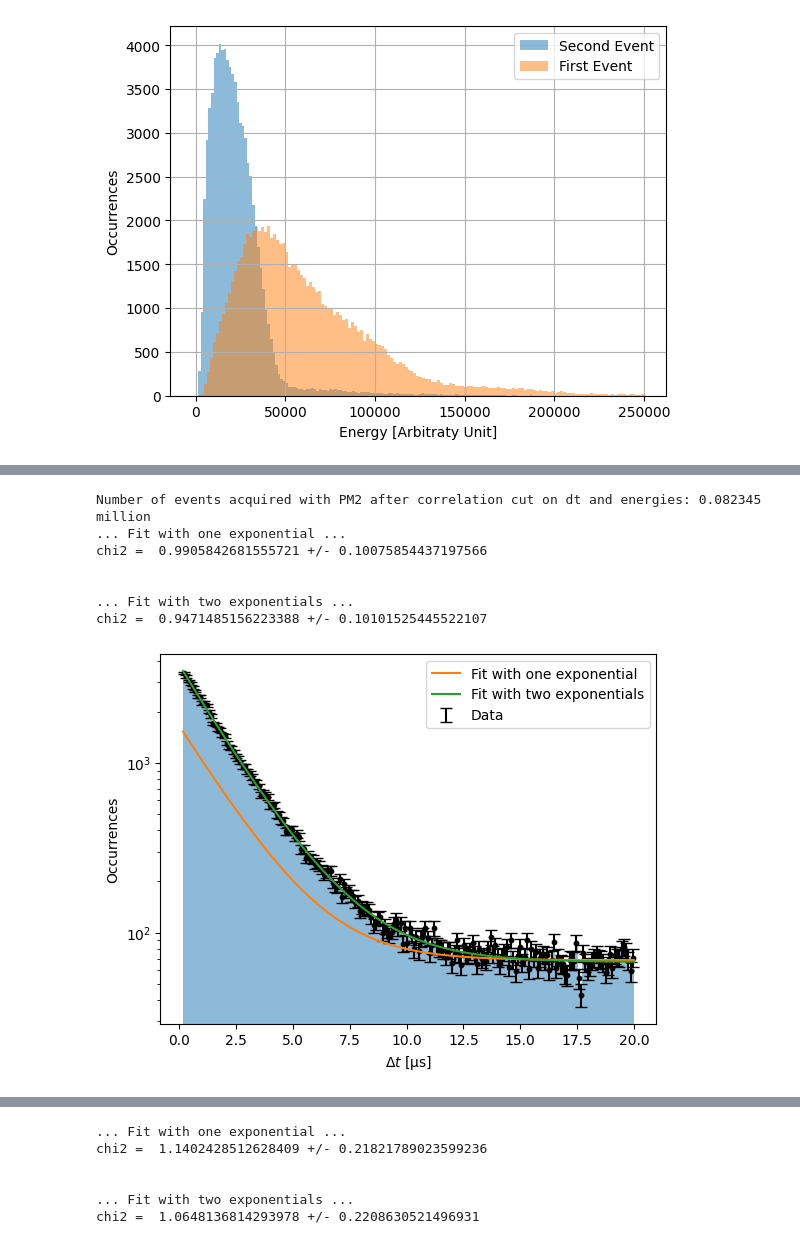
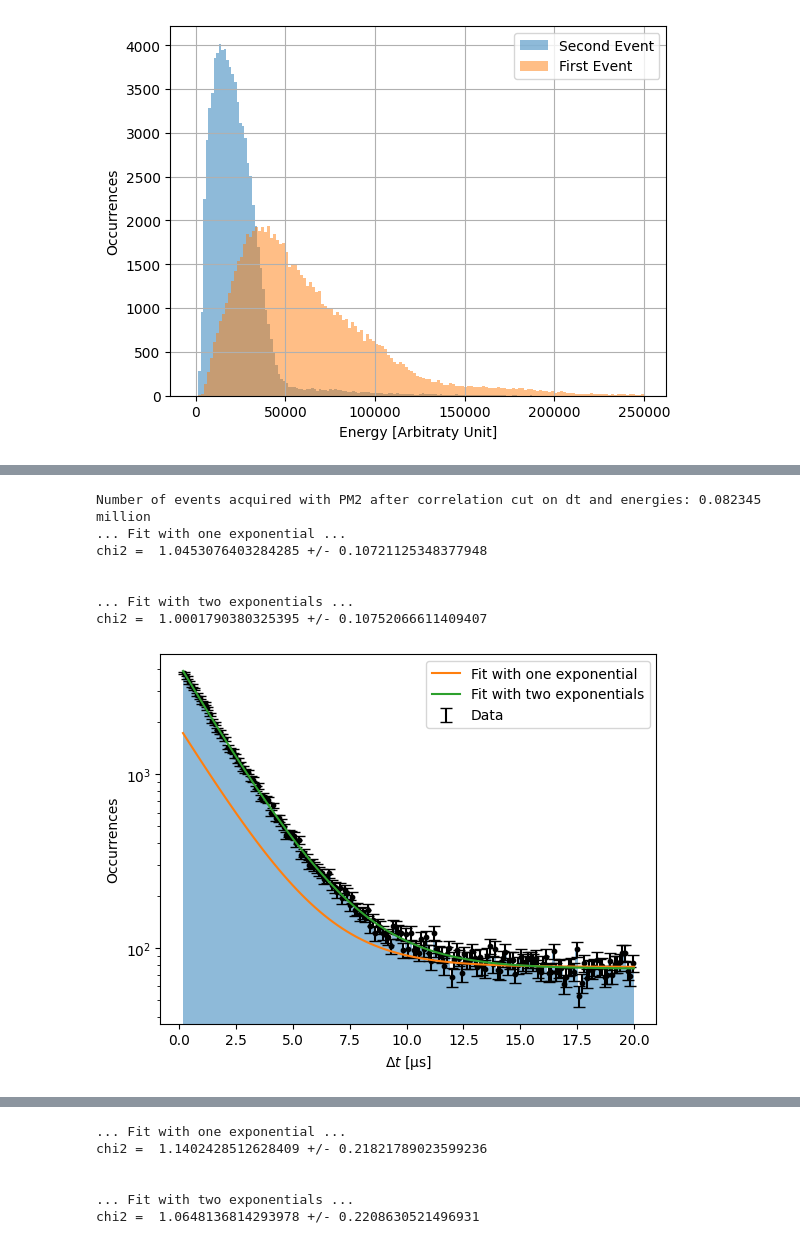
Before and after one commit to hindtaibi/BigMuoneXperiment, a Jupyter notebook: BigAnalysis.ipynb, the cells around one changed output, grey strips where cells are left out. Saved outputs shown, nothing was run; the diff lists cells and outputs as text; code cells hidden in the pictures.

```diff
--- a/BigAnalysis.ipynb
+++ b/BigAnalysis.ipynb
@@ -365,7 +398,7 @@ dt_max = 20
 dt = dt2[(dt2<dt_max) & (nrj2[:-1]<0.25e6) & (nrj2[1:]<0.25e6)][mask]
 print("Number of events acquired with PM2 after correlation cut on dt and energies:", len(dt)/10**6, "million")
 
-N_bins = 200
+N_bins = 177
 hist = np.histogram(dt, bins = N_bins)
 x = hist[1][1:]-(hist[1][1]-hist[1][0])/2
 y = hist[0]
@@ -394,33 +427,33 @@ lam1_err = np.sqrt(cov[1,1])
 lam2 = popt[2]
 lam2_err = np.sqrt(cov[2,2])
 CC = popt[3]
 
 chi2 = BF.chi2_norm(y, BF.exp2(x, N0, lam1, lam2, CC), y_err, 4)[0]
 chi2_err = BF.chi2_norm(y, BF.exp2(x, N0, lam1, lam2, CC), y_err, 4)[1]
 print("... Fit with two exponentials ...")
 print("chi2 = ", chi2, '+/-', chi2_err)
 
 #-------------------------------------------------------
 
 plt.figure()
 plt.hist(dt2[(dt2<dt_max) & (nrj2[:-1]<0.25e6) & (nrj2[1:]<0.25e6)][mask], bins = N_bins, alpha = 0.5)
 plt.errorbar(x, y, yerr = y_err, linestyle = 'None', fmt='-', capsize=4, c='k', label = 'Data')
 plt.scatter(x, y, c='k', s=10)
 plt.plot(np.linspace(min(dt), max(dt), 100), BF.exp1(np.linspace(min(dt), max(dt), 100), N0, lam, C),
                      label = 'Fit with one exponential')
 plt.plot(np.linspace(min(dt), max(dt), 100), BF.exp2(np.linspace(min(dt), max(dt), 100), N0, lam1, lam2, CC),
                      label = 'Fit with two exponentials')
 plt.xlabel("$\Delta t$ [µs]")
 plt.ylabel("Occurrences")
 plt.yscale('log')
 plt.legend()
 plt.show()
 # %% [output]
 Number of events acquired with PM2 after correlation cut on dt and energies: 0.082345 million
 ... Fit with one exponential ...
-chi2 =  0.9905842681555721 +/- 0.10075854437197566
+chi2 =  1.0453076403284285 +/- 0.10721125348377948
 
 
 ... Fit with two exponentials ...
-chi2 =  0.9471485156223388 +/- 0.10101525445522107
+chi2 =  1.0001790380325395 +/- 0.10752066611409407
-[figure, old version]
+[figure, new version]
```
Also changed, not shown: parts of 6 cells of this notebook, 2 other files.
